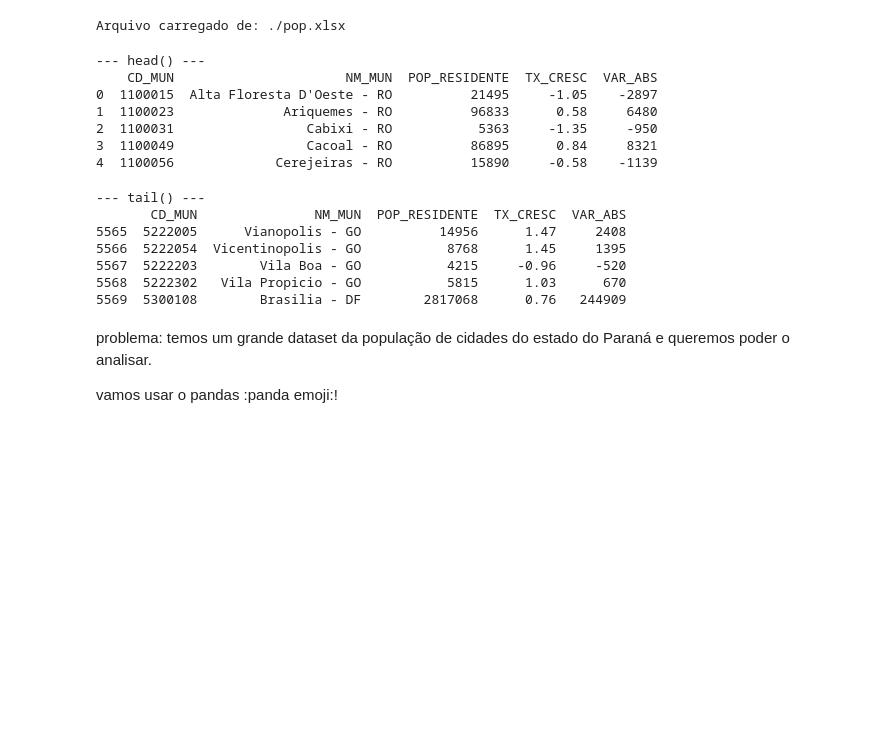
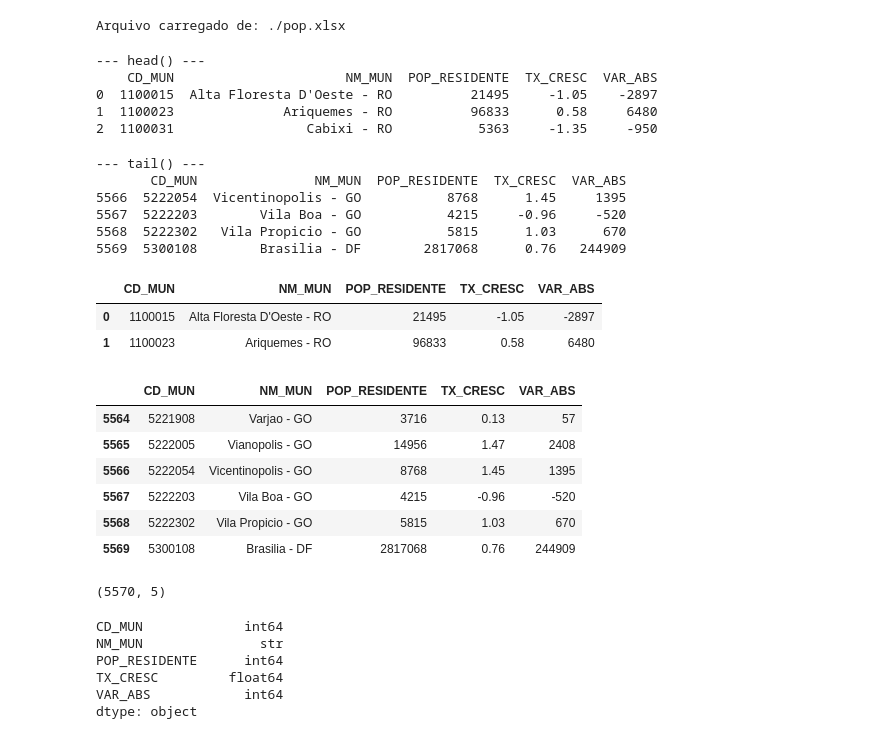
Before and after one commit to Tiago745/curso-de-python-2026, a Jupyter notebook: Roteiros/Aula 5/Aula 5 - acompanhamento -Curso 2026.ipynb, the cells around one changed output. Cells and saved outputs as stored; diff of their text form; code cells hidden in the pictures; blank space fills up the shorter version.

```diff
--- a/Roteiros/Aula 5/Aula 5 - acompanhamento -Curso 2026.ipynb
+++ b/Roteiros/Aula 5/Aula 5 - acompanhamento -Curso 2026.ipynb
@@ -161,29 +216,22 @@ Arquivo carregado de: ./pop.xlsx
 
 # Visualização inicial
 print('--- head() ---')
-print(df_pop.head())
+print(df_pop.head(3))
 # %% [output]
 --- head() ---
     CD_MUN                      NM_MUN  POP_RESIDENTE  TX_CRESC  VAR_ABS
 0  1100015  Alta Floresta D'Oeste - RO          21495     -1.05    -2897
 1  1100023              Ariquemes - RO          96833      0.58     6480
 2  1100031                 Cabixi - RO           5363     -1.35     -950
-3  1100049                 Cacoal - RO          86895      0.84     8321
-4  1100056             Cerejeiras - RO          15890     -0.58    -1139
 # %%
 
 # Visualização final
 print('--- tail() ---')
-print(df_pop.tail())
+print(df_pop.tail(4))
 # %% [output]
 --- tail() ---
        CD_MUN               NM_MUN  POP_RESIDENTE  TX_CRESC  VAR_ABS
-5565  5222005      Vianopolis - GO          14956      1.47     2408
 5566  5222054  Vicentinopolis - GO           8768      1.45     1395
 5567  5222203        Vila Boa - GO           4215     -0.96     -520
 5568  5222302   Vila Propicio - GO           5815      1.03      670
 5569  5300108        Brasilia - DF        2817068      0.76   244909
-# %% [markdown]
-problema: temos um grande dataset da população de cidades do estado do Paraná e queremos poder o analisar.
-
-vamos usar o pandas :panda emoji:!
@@ -192,0 +238,33 @@ path_excel = r"Roteiros/Aula 5/pop.xlsx"
+# %%
+# .head() para visualizar as primeiras linhas
+df_pop.head(2)
+# %% [output]
+|  | CD_MUN | NM_MUN | POP_RESIDENTE | TX_CRESC | VAR_ABS |
+| 0 | 1100015 | Alta Floresta D'Oeste - RO | 21495 | -1.05 | -2897 |
+| 1 | 1100023 | Ariquemes - RO | 96833 | 0.58 | 6480 |
+# %%
+# .tail() para visualizar as últimas linhas
+df_pop.tail(6)
+# %% [output]
+|  | CD_MUN | NM_MUN | POP_RESIDENTE | TX_CRESC | VAR_ABS |
+| 5564 | 5221908 | Varjao - GO | 3716 | 0.13 | 57 |
+| 5565 | 5222005 | Vianopolis - GO | 14956 | 1.47 | 2408 |
+| 5566 | 5222054 | Vicentinopolis - GO | 8768 | 1.45 | 1395 |
+| 5567 | 5222203 | Vila Boa - GO | 4215 | -0.96 | -520 |
+| 5568 | 5222302 | Vila Propicio - GO | 5815 | 1.03 | 670 |
+| 5569 | 5300108 | Brasilia - DF | 2817068 | 0.76 | 244909 |
+# %%
+# Conferindo as dimensões do DataFrame a partir do '.shape'
+df_pop.shape
+# %% [output]
+(5570, 5)
+# %%
+# Conferindo os tipos de dados no DataFrame a partir do '.dtypes'
+df_pop.dtypes
+# %% [output]
+CD_MUN             int64
+NM_MUN               str
+POP_RESIDENTE      int64
+TX_CRESC         float64
+VAR_ABS            int64
+dtype: object
```
Also changed, not shown: parts of 31 cells of this notebook, 1 other file.
